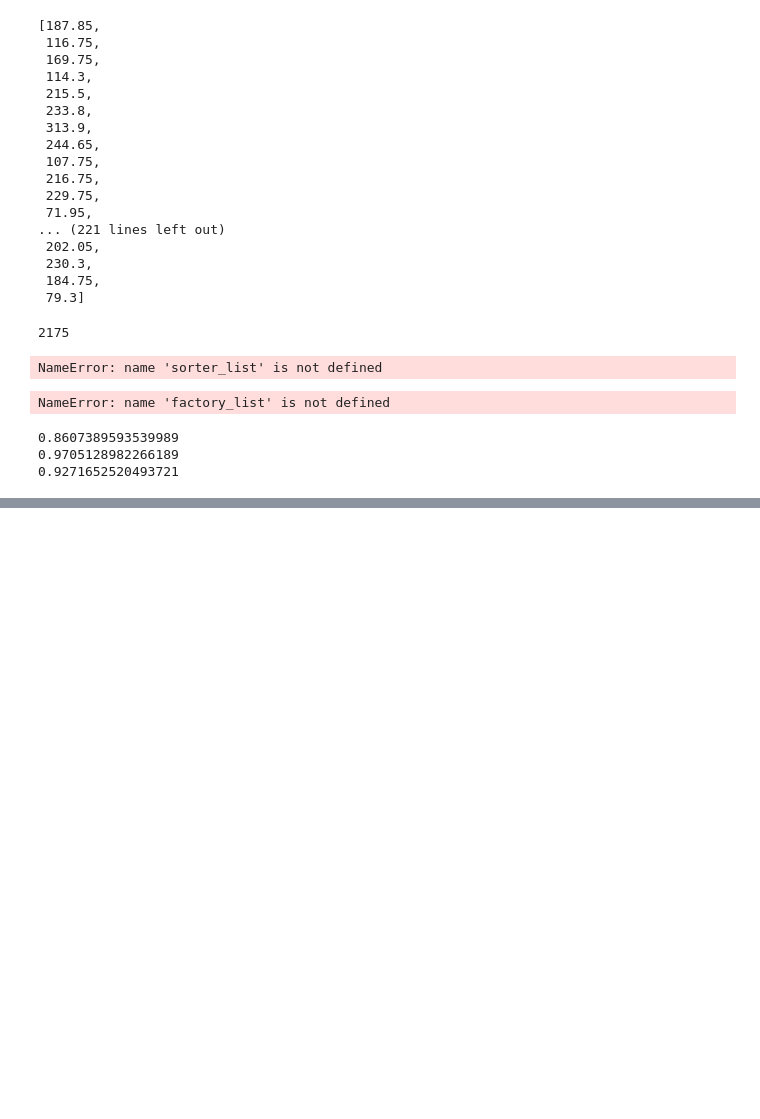
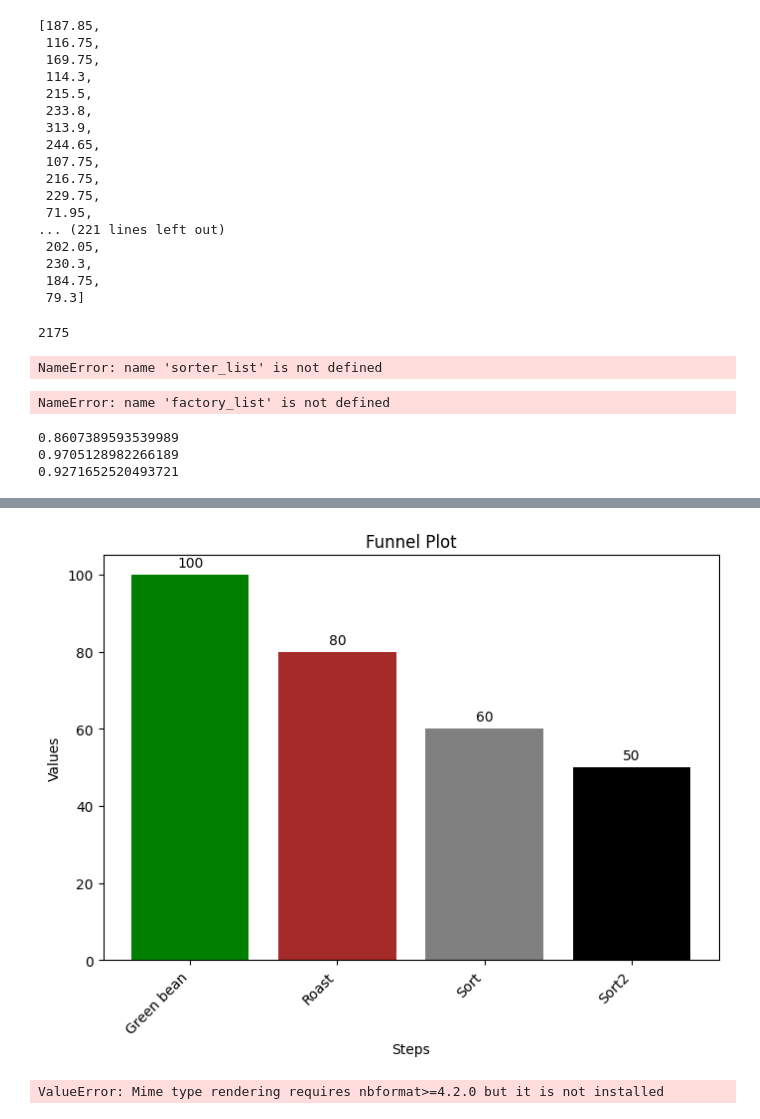
Before and after one commit to mammadbrazili/XAV, a Jupyter notebook: blank.ipynb, the cells around one changed output, grey strips where cells are left out. Cells and saved outputs as stored; diff of their text form; code cells hidden in the pictures; blank space fills up the shorter version.

```diff
--- a/blank.ipynb
+++ b/blank.ipynb
@@ -367,0 +503,48 @@ filter(df,"Name")
+# %%
+import matplotlib.pyplot as plt
+
+# Define the data
+steps = ['Green bean', 'Roast', 'Sort', 'Sort2']
+values = [100, 80, 60, 50]
+
+# Create the figure and axis
+fig, ax = plt.subplots(figsize=(8, 6))
+
+# Create the stacked bar plot
+ax.bar(steps, values, color=['green', 'brown', 'gray', 'black'])
+
+# Set the title and axis labels
+ax.set_title('Funnel Plot')
+ax.set_xlabel('Steps')
+ax.set_ylabel('Values')
+
+# Set the x-axis tick labels to be rotated
+plt.xticks(rotation=45, ha='right')
+
+# Add labels to each bar
+for i, v in enumerate(values):
+    ax.text(i, v + 2, str(v), ha='center')
+
+# Adjust the spacing between subplots
+plt.subplots_adjust(bottom=0.2)
+
+# Display the plot
+plt.show()
+# %% [output]
+[figure, added]
+# %%
+import plotly.express as px
+import pandas as pd
+import nbformat
+
+# Sample data
+df = pd.DataFrame(dict(
+    stage = ['Sent', 'Received', 'Clicks', 'Sales'],
+    percentage = [100, 70, 30, 10]
+))
+
+# Create a basic funnel chart
+fig = px.funnel(df, x='percentage', y='stage', title="Funnel Chart")
+fig.show()
+# %% [output]
+ValueError: Mime type rendering requires nbformat>=4.2.0 but it is not installed
```
Also changed, not shown: parts of 11 cells of this notebook, 5 other files.
